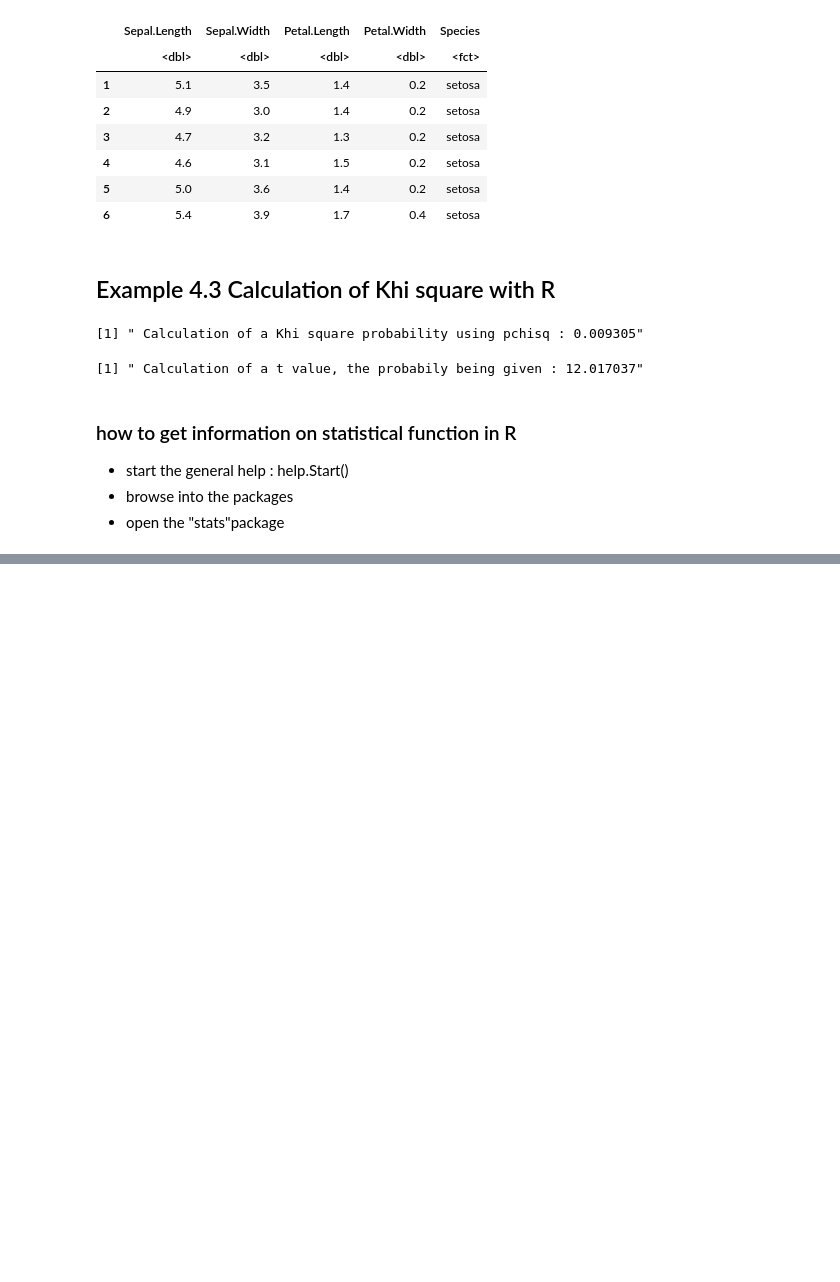
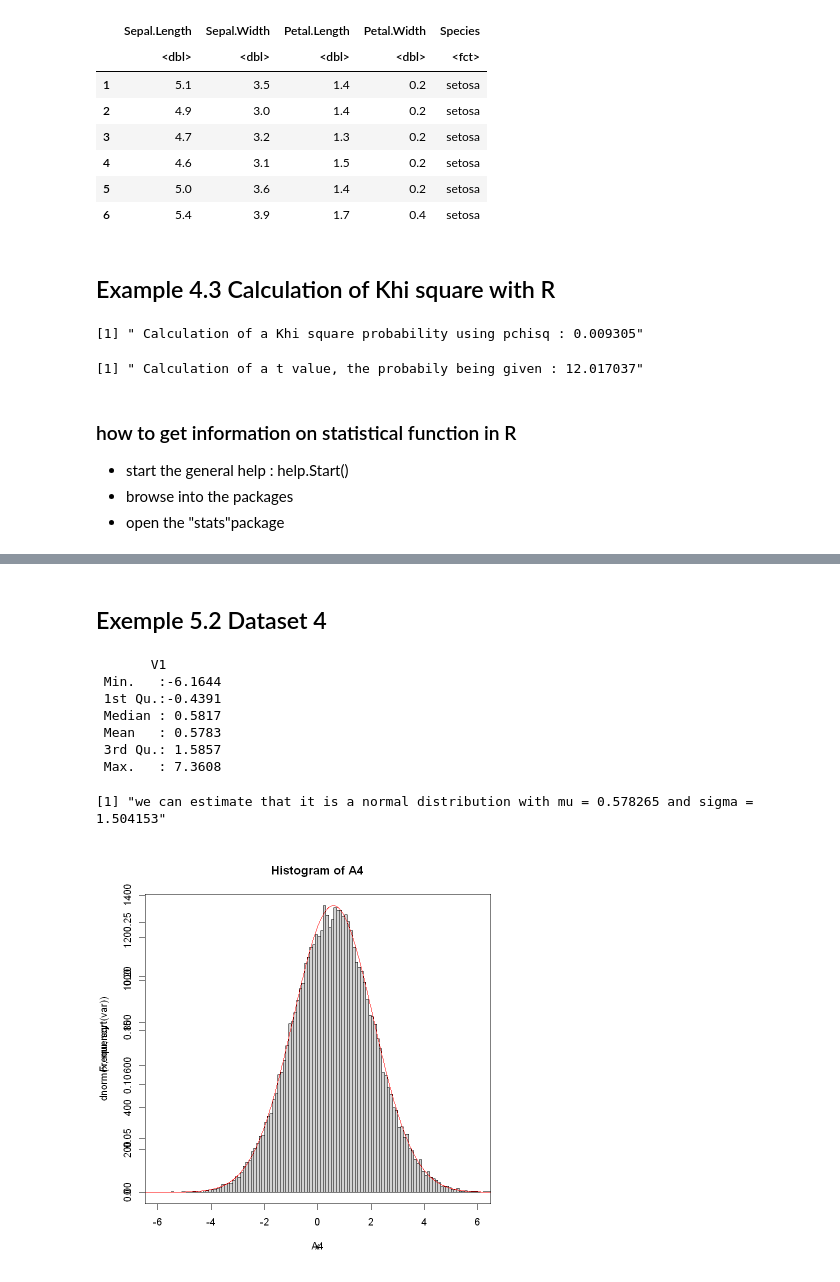
Before and after one commit to EricKiennemann/FSML2_R, a Jupyter notebook: R samples.ipynb, the cells around one changed output, grey strips where cells are left out. Drawn from its saved outputs; the diff is of its cells as text; code cells hidden in the pictures; blank space fills up the shorter version.

```diff
--- a/R samples.ipynb
+++ b/R samples.ipynb
@@ -453,0 +507,24 @@ sprintf(" Calculation of a t value, the probabily being given : %f",qchisq(0.9,7
+# %% [markdown]
+## Exemple 5.2 Dataset 4
+# %%
+# dataset 4
+df4 <- read.table("C:\\Users\\erick\\OneDrive - Data ScienceTech Institute\\course\\FSML2\\R samples\\data4.txt", header = FALSE, sep = ",")
+A4 = as.matrix(df4)
+summary(A4)
+hist(A4,breaks=100,xlim=c(-6,6))
+mu = mean(A4)
+var = var(A4)
+x=seq(-10,10,0.01)
+par(new=TRUE)
+plot(x,dnorm(x,mu,sqrt(var)),type='l',col='red',xlim=c(-6,6)) # exponential distribution
+sprintf("we can estimate that it is a normal distribution with mu = %f and sigma = %f",mu,sqrt(var))
+# %% [output]
+       V1
+ Min.   :-6.1644
+ 1st Qu.:-0.4391
+ Median : 0.5817
+ Mean   : 0.5783
+ 3rd Qu.: 1.5857
+ Max.   : 7.3608
+[1] "we can estimate that it is a normal distribution with mu = 0.578265 and sigma = 1.504153"
+[figure, added]
```
Also changed, not shown: parts of 20 cells of this notebook.
